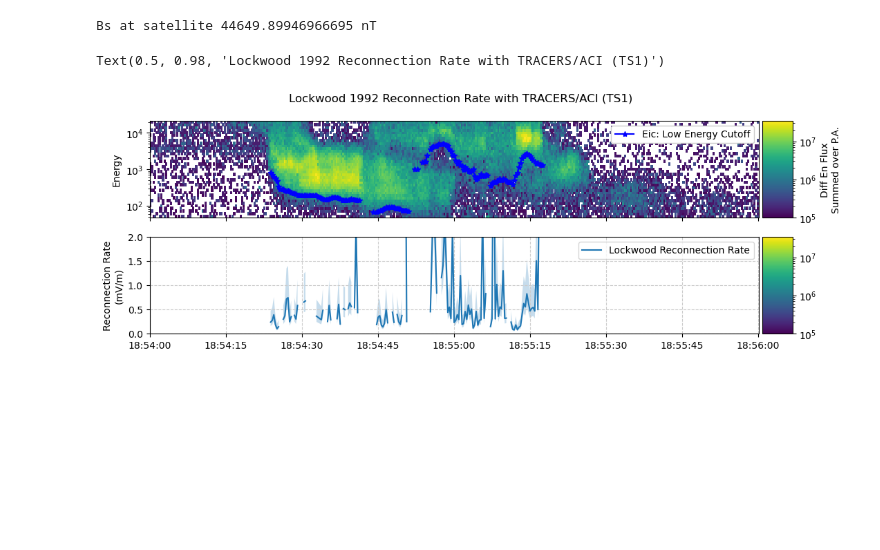
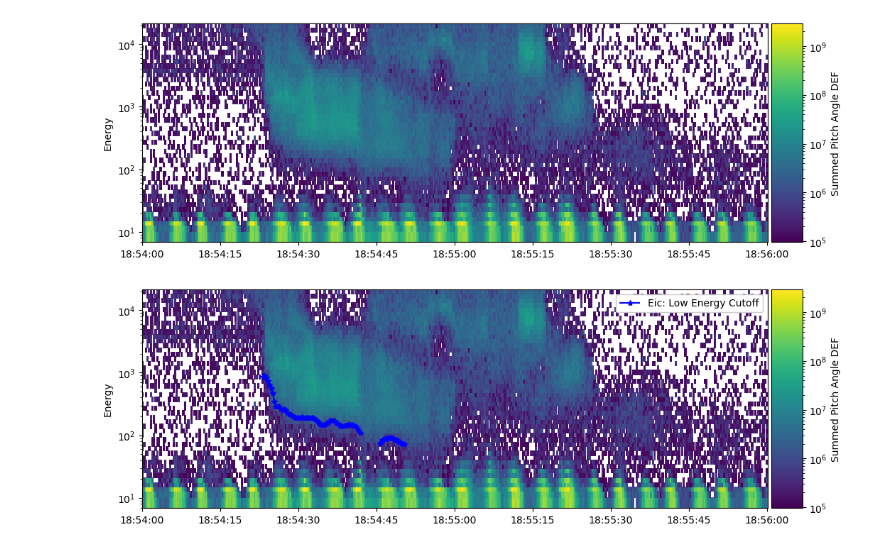
Before and after one commit to ddasilva/tracers-reconnection, a Jupyter notebook: TRACERS Demo.ipynb, the cells around one changed output. Saved outputs shown, nothing was run; the diff lists cells and outputs as text; code cells hidden in the pictures; blank space fills up the shorter version.

```diff
--- a/TRACERS Demo.ipynb
+++ b/TRACERS Demo.ipynb
@@ -10,3 +12,2 @@ from astropy import units
 # %%
-cdf = pycdf.CDF('ts1_l2_aci_ipd_20251224_v0.8.0.cdf')
-cdf.keys()
+data = lib_dasilva2026.load_data('data/ts1_l2_aci_ipd_20251224_v0.8.0.cdf')
@@ -66,12 +14,5 @@ time.shape
 # %%
 stime = datetime(2025, 12, 24, 18, 54)
 etime = datetime(2025, 12, 24, 18, 56)
-
-i = np.searchsorted(time, stime)
-j = np.searchsorted(time, etime)
-ie=10
-
-subset_time = time[i:j]
-subset_energies = energies[ie:]
-subset_spect = spect[i:j, ie:]
+subset_data = data.subset(stime, etime)
 # %%
@@ -186,45 +21,11 @@ plt.legend(loc='upper right', framealpha=1)
-# %%
-mlat = -75 * np.ones(nt)
-Eic_units = Eic_clean * units.eV
-alpha = 0
-d = 12
-
-_, Ey_sat, Ey_mp = lib_lockwood1992.estimate_reconn_rate(
-    subset_time,
-    Eic_units,
-    mlat,
-    alpha,
-    return_error=True,
-    precip_travel_paths=[d],
-    ignore_uncertain=True,
-)
-# %% [output]
-Bs at satellite 44649.89946966695 nT
-# %%
-fig, (ax1, ax2) = plt.subplots(2, 1, sharex=True, figsize=(12, 4))
-im = ax1.pcolor(subset_time, subset_energies, subset_spect.T, norm=LogNorm())
-ax1.plot(subset_time, Eic_clean, 'b*-', label='Eic: Low Energy Cutoff')
-ax1.set_yscale('log')
-#ax1.colorbar().set_label('Summed Pitch Angle DEF')
-ax1.set_ylabel('Energy')
-ax1.legend(loc='upper right', framealpha=1)
-
-ax2.plot(subset_time, Ey_mp['nominal'][0], label='Lockwood Reconnection Rate')
-ax2.fill_between(subset_time, Ey_mp['err_low'][0], Ey_mp['err_high'][0], alpha=0.25)
-ax2.set_ylim(0, 2)
-ax2.set_ylabel('Reconnection Rate\n(mV/m)')
-ax2.grid(color='#ccc', linestyle='dashed')
-plt.legend()
-
-divider = make_axes_locatable(ax1)
-cax = divider.append_axes('right', size='5%', pad=0.05)
-fig.colorbar(im, cax=cax, orientation='vertical').set_label('Diff En Flux\nSummed over P.A.')
-
-divider = make_axes_locatable(ax2)
-cax = divider.append_axes('right', size='5%', pad=0.05)
-fig.colorbar(im, cax=cax, orientation='vertical')
-
-fig.suptitle('Lockwood 1992 Reconnection Rate with TRACERS/ACI (TS1)')
-# %% [output]
-Text(0.5, 0.98, 'Lockwood 1992 Reconnection Rate with TRACERS/ACI (TS1)')
-[figure, removed]
+# %%
+subset_data.plot_spect()
+# %% [output]
+[figure, added]
+# %%
+dispersion_stime = datetime(2025, 12, 24, 18, 54, 23)
+dispersion_etime = datetime(2025, 12, 24, 18, 54, 52)
+
+subset_data.plot_spect(Eic=True, Eic_times=(dispersion_stime, dispersion_etime))
+# %% [output]
+[figure, added]
```
Also changed, not shown: parts of 19 cells of this notebook, 2 other files.
